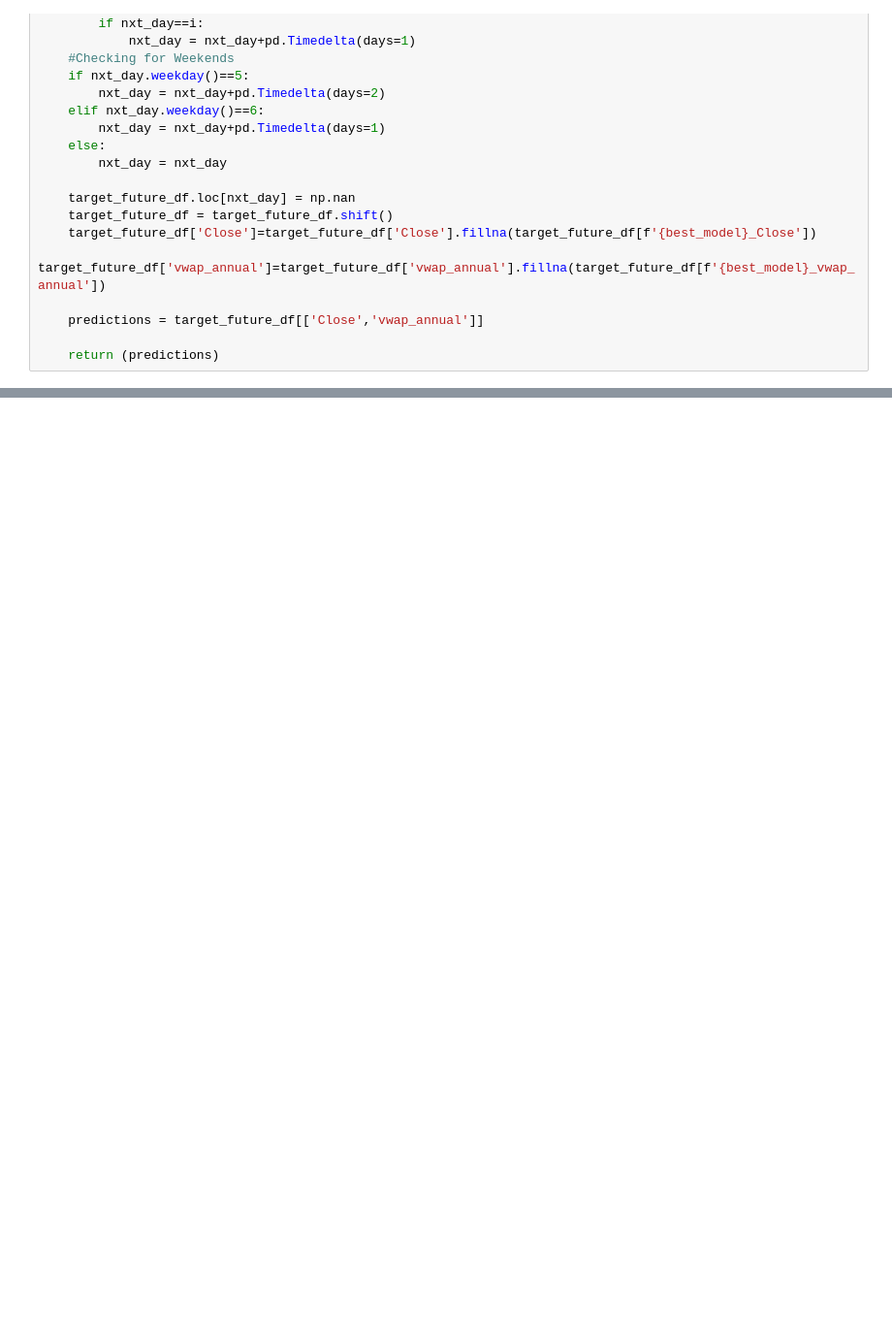
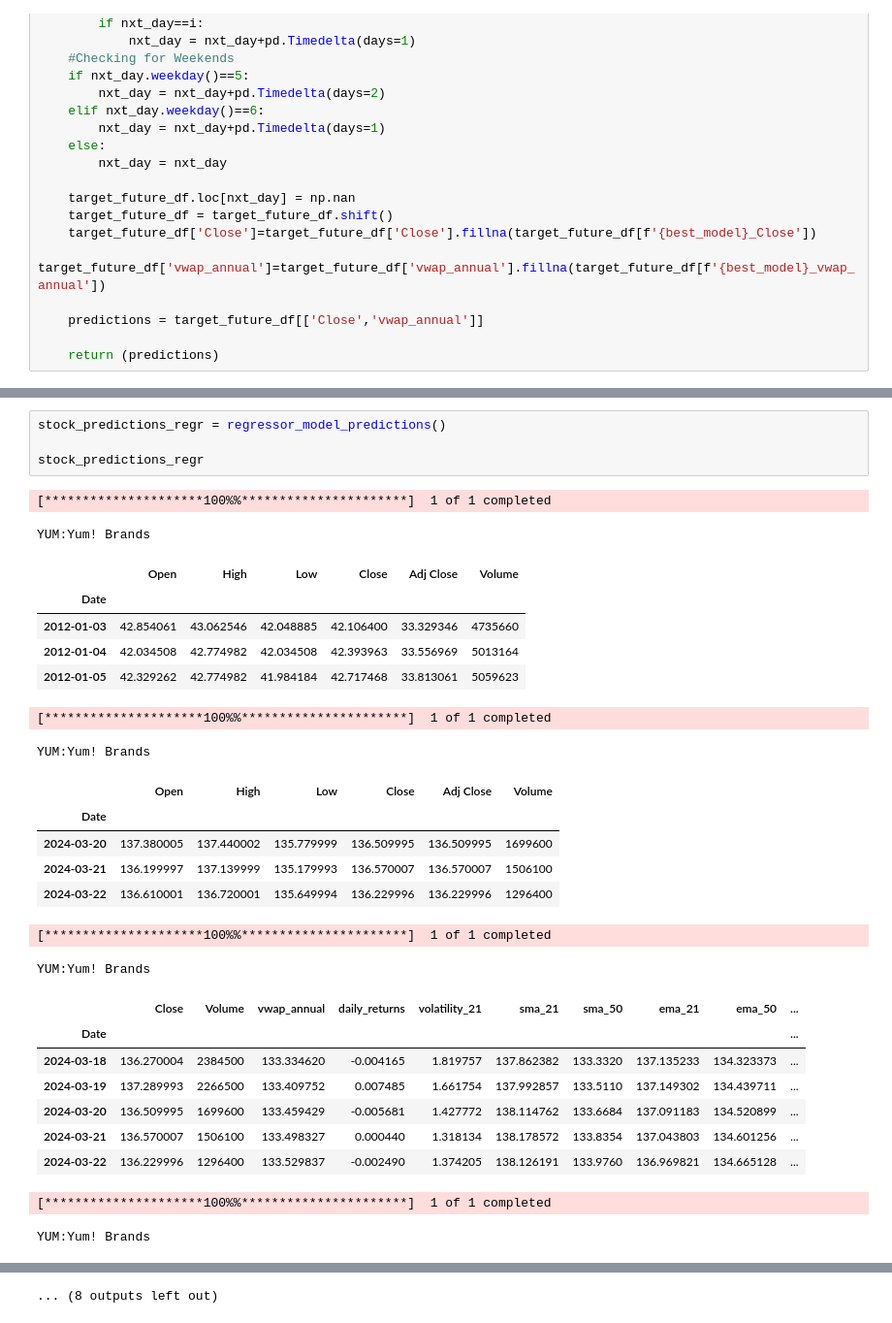
Before and after one commit to catherineGit/Project-2, a Jupyter notebook: Price_Prediction_Linear_Models.ipynb, the cells around one changed output, grey strips where cells are left out. Shown at 97% size. Saved outputs shown, nothing was run; the diff lists cells and outputs as text; blank space fills up the shorter version.

```diff
--- a/Price_Prediction_Linear_Models.ipynb
+++ b/Price_Prediction_Linear_Models.ipynb
@@ -430,0 +569,30 @@ future_stock_price['Close'].hvplot()
+# %%
+stock_predictions_regr = regressor_model_predictions()
+
+stock_predictions_regr
+# %% [output]
+[*********************100%%**********************]  1 of 1 completed
+YUM:Yum! Brands
+|  | Open | High | Low | Close | Adj Close | Volume |
+| Date |  |  |  |  |  |  |
+| 2012-01-03 | 42.854061 | 43.062546 | 42.048885 | 42.106400 | 33.329346 | 4735660 |
+| 2012-01-04 | 42.034508 | 42.774982 | 42.034508 | 42.393963 | 33.556969 | 5013164 |
+| 2012-01-05 | 42.329262 | 42.774982 | 41.984184 | 42.717468 | 33.813061 | 5059623 |
+[*********************100%%**********************]  1 of 1 completed
+YUM:Yum! Brands
+|  | Open | High | Low | Close | Adj Close | Volume |
+| Date |  |  |  |  |  |  |
+| 2024-03-20 | 137.380005 | 137.440002 | 135.779999 | 136.509995 | 136.509995 | 1699600 |
+| 2024-03-21 | 136.199997 | 137.139999 | 135.179993 | 136.570007 | 136.570007 | 1506100 |
+| 2024-03-22 | 136.610001 | 136.720001 | 135.649994 | 136.229996 | 136.229996 | 1296400 |
+[*********************100%%**********************]  1 of 1 completed
+YUM:Yum! Brands
+|  | Close | Volume | vwap_annual | daily_returns | volatility_21 | sma_21 | sma_50 | ema_21 | ema_50 | ... |
+| Date |  |  |  |  |  |  |  |  |  | ... |
+| 2024-03-18 | 136.270004 | 2384500 | 133.334620 | -0.004165 | 1.819757 | 137.862382 | 133.3320 | 137.135233 | 134.323373 | ... |
+| 2024-03-19 | 137.289993 | 2266500 | 133.409752 | 0.007485 | 1.661754 | 137.992857 | 133.5110 | 137.149302 | 134.439711 | ... |
+| 2024-03-20 | 136.509995 | 1699600 | 133.459429 | -0.005681 | 1.427772 | 138.114762 | 133.6684 | 137.091183 | 134.520899 | ... |
+| 2024-03-21 | 136.570007 | 1506100 | 133.498327 | 0.000440 | 1.318134 | 138.178572 | 133.8354 | 137.043803 | 134.601256 | ... |
+| 2024-03-22 | 136.229996 | 1296400 | 133.529837 | -0.002490 | 1.374205 | 138.126191 | 133.9760 | 136.969821 | 134.665128 | ... |
+[*********************100%%**********************]  1 of 1 completed
+YUM:Yum! Brands
@@ -430,0 +606 @@ future_stock_price['Close'].hvplot()
+... (8 outputs left out)
```
Also changed, not shown: parts of 16 cells of this notebook.
